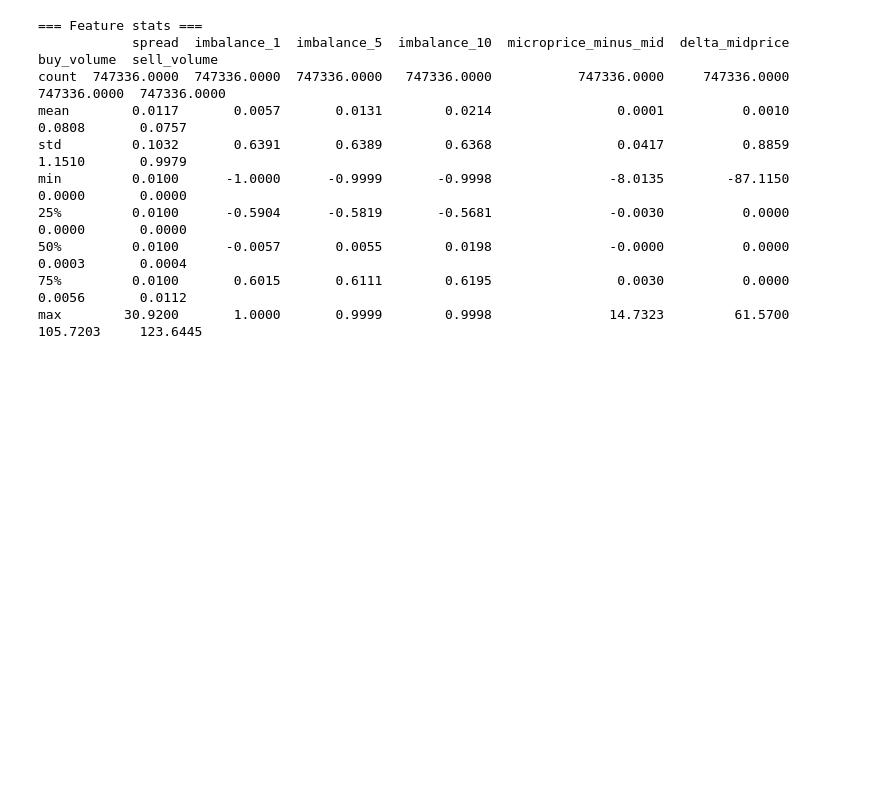
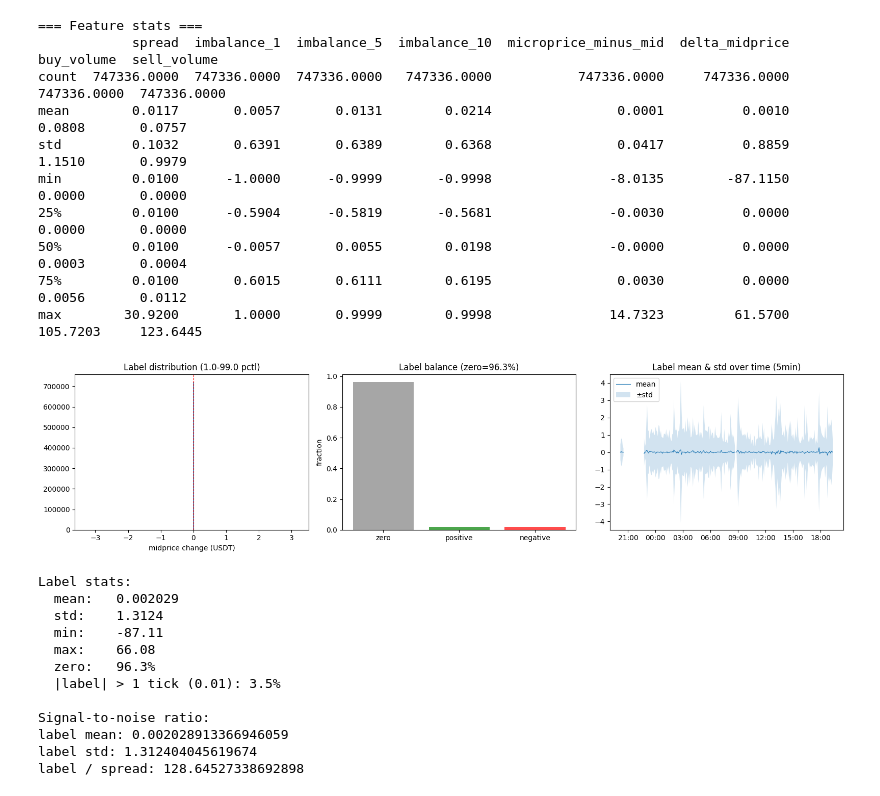
Before and after one commit to EfremtsevVsevolod/hft-research-env, a Jupyter notebook: notebooks/dataset_validation.ipynb, the cells around one changed output. Cells and saved outputs as stored; diff of their text form; code cells hidden in the pictures; blank space fills up the shorter version.

```diff
--- a/notebooks/dataset_validation.ipynb
+++ b/notebooks/dataset_validation.ipynb
@@ -139,6 +141,8 @@ min         0.0100      -1.0000      -0.9999       -0.9998               -8.0135
 max        30.9200       1.0000       0.9999        0.9998               14.7323         61.5700     105.7203     123.6445
 # %%
 # --- 3. Label analysis ---
+
+LABEL_QUANTILE = (0.01, 0.99)
 
 label = df["label"]
 
@@ -146,42 +150,61 @@ fig, axes = plt.subplots(1, 3, figsize=(16, 4))
 
 # Distribution (clipped)
 ax = axes[0]
-lo, hi = label.quantile(0.005), label.quantile(0.995)
+lo, hi = label.quantile(LABEL_QUANTILE[0]), label.quantile(LABEL_QUANTILE[1])
 ax.hist(label, bins=200, range=(lo, hi), edgecolor="none", alpha=0.8)
-ax.set_title("Label distribution (0.5-99.5 pctl)")
+ax.set_title(f"Label distribution ({LABEL_QUANTILE[0]*100:.1f}-{LABEL_QUANTILE[1]*100:.1f} pctl)")
 ax.set_xlabel("midprice change (USDT)")
 ax.axvline(0, color="red", ls="--", linewidth=0.8)
 
 # Zero vs nonzero breakdown
 ax = axes[1]
 zero_pct = (label == 0).mean()
 pos_pct = (label > 0).mean()
 neg_pct = (label < 0).mean()
 ax.bar(["zero", "positive", "negative"], [zero_pct, pos_pct, neg_pct],
        color=["gray", "green", "red"], alpha=0.7)
 ax.set_ylabel("fraction")
 ax.set_title(f"Label balance (zero={zero_pct:.1%})")
 
 # Label over time
 ax = axes[2]
 rolling = df.set_index("datetime")["label"].resample("5min")
 ax.plot(rolling.mean().index, rolling.mean(), linewidth=0.8, label="mean")
 ax.fill_between(rolling.std().index, -rolling.std(), rolling.std(),
                 alpha=0.2, label="±std")
 ax.set_title("Label mean & std over time (5min)")
 ax.legend()
 ax.xaxis.set_major_formatter(mdates.DateFormatter("%H:%M"))
 
 fig.tight_layout()
 plt.show()
 
 print(f"Label stats:")
 print(f"  mean:   {label.mean():.6f}")
 print(f"  std:    {label.std():.4f}")
 print(f"  min:    {label.min():.2f}")
 print(f"  max:    {label.max():.2f}")
 print(f"  zero:   {zero_pct:.1%}")
 print(f"  |label| > 1 tick ({float(meta.get('tick_size', 0.01))}): {(label.abs() > float(meta.get('tick_size', 0.01))).mean():.1%}")
+
+print("\nSignal-to-noise ratio:")
+print("label mean:", df["label"].mean())
+print("label std:", df["label"].std())
+print("label / spread:", (df["label"] / df["spread"]).std())
+# %% [output]
+[figure, added]
+Label stats:
+  mean:   0.002029
+  std:    1.3124
+  min:    -87.11
+  max:    66.08
+  zero:   96.3%
+  |label| > 1 tick (0.01): 3.5%
+
+Signal-to-noise ratio:
+label mean: 0.002028913366946059
+label std: 1.312404045619674
+label / spread: 128.64527338692898
 # %%
 # --- 4. Replay gap boundaries ---
 # Check that sequence gaps (warmup restarts) left clean boundaries in the dataset.
```
Also changed, not shown: parts of 7 cells of this notebook, 2 other files.
